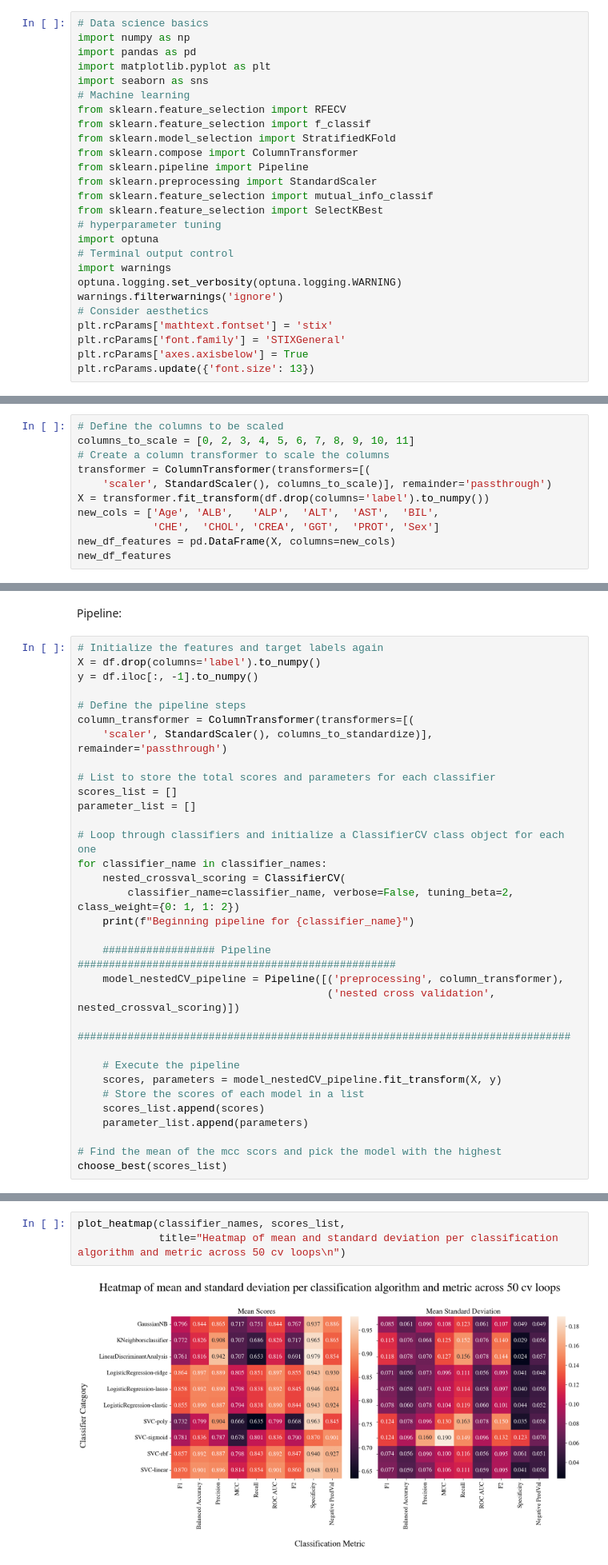
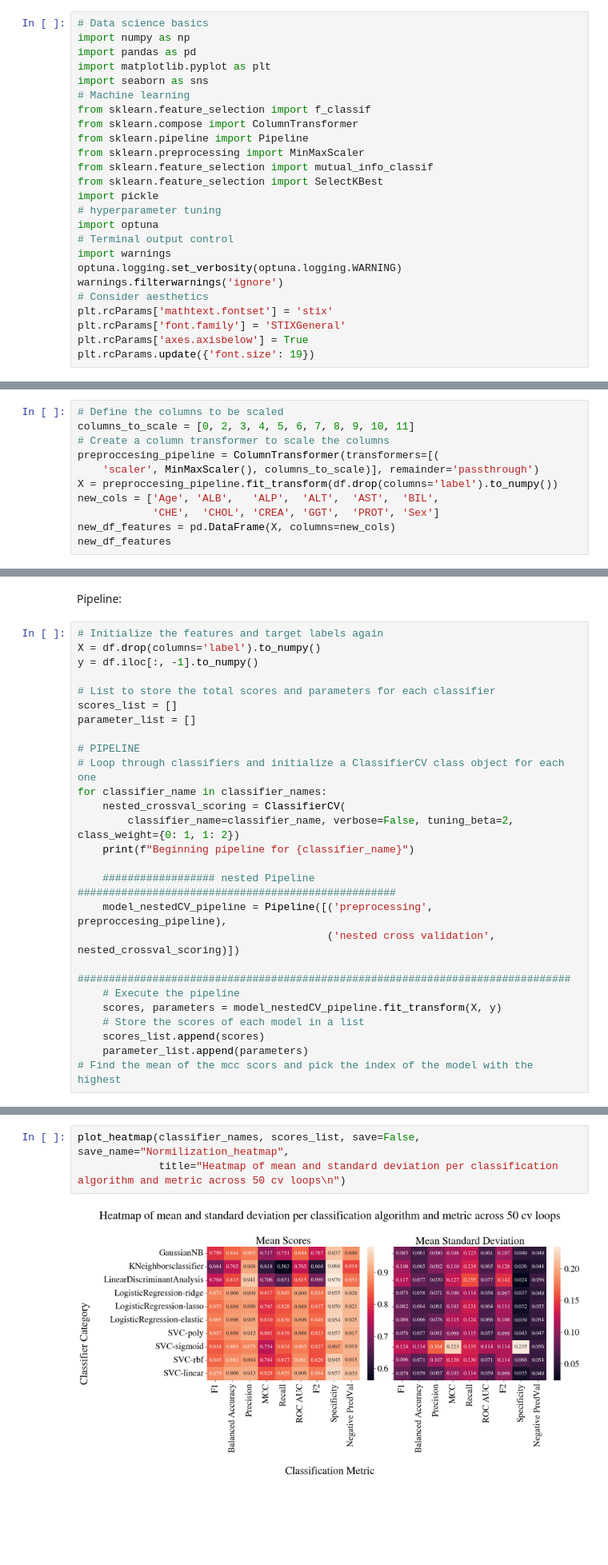
Before and after one commit to KyriakosPsa/Hepatitis-C-prediction-pipeline, a Jupyter notebook: pipeline_exploration.ipynb, the cells around one changed output, grey strips where cells are left out. Shown at 80% size. Cells and saved outputs as stored; diff of their text form; blank space fills up the shorter version.

```diff
--- a/pipeline_exploration.ipynb
+++ b/pipeline_exploration.ipynb
@@ -7,14 +7,13 @@ import pandas as pd
 import matplotlib.pyplot as plt
 import seaborn as sns
 # Machine learning
-from sklearn.feature_selection import RFECV
 from sklearn.feature_selection import f_classif
-from sklearn.model_selection import StratifiedKFold
 from sklearn.compose import ColumnTransformer
 from sklearn.pipeline import Pipeline
-from sklearn.preprocessing import StandardScaler
+from sklearn.preprocessing import MinMaxScaler
 from sklearn.feature_selection import mutual_info_classif
 from sklearn.feature_selection import SelectKBest
+import pickle
 # hyperparameter tuning
 import optuna
 # Terminal output control
@@ -25,7 +24,7 @@ warnings.filterwarnings('ignore')
 plt.rcParams['mathtext.fontset'] = 'stix'
 plt.rcParams['font.family'] = 'STIXGeneral'
 plt.rcParams['axes.axisbelow'] = True
-plt.rcParams.update({'font.size': 13})
+plt.rcParams.update({'font.size': 19})
 # %%
 df = pd.read_csv("Hepatitis_C.csv")
 X = df.drop(columns='label').to_numpy()
@@ -73,9 +70,9 @@ In our case we will use it to apply feature standardization $x = \frac{x - \mu}{
 # Define the columns to be scaled
 columns_to_scale = [0, 2, 3, 4, 5, 6, 7, 8, 9, 10, 11]
 # Create a column transformer to scale the columns
-transformer = ColumnTransformer(transformers=[(
-    'scaler', StandardScaler(), columns_to_scale)], remainder='passthrough')
-X = transformer.fit_transform(df.drop(columns='label').to_numpy())
+preproccesing_pipeline = ColumnTransformer(transformers=[(
+    'scaler', MinMaxScaler(), columns_to_scale)], remainder='passthrough')
+X = preproccesing_pipeline.fit_transform(df.drop(columns='label').to_numpy())
 new_cols = ['Age', 'ALB',	'ALP',	'ALT',	'AST',	'BIL',
             'CHE',	'CHOL',	'CREA',	'GGT',	'PROT', 'Sex']
 new_df_features = pd.DataFrame(X, columns=new_cols)
@@ -183,33 +178,27 @@ Pipeline:
 X = df.drop(columns='label').to_numpy()
 y = df.iloc[:, -1].to_numpy()
 
-# Define the pipeline steps
-column_transformer = ColumnTransformer(transformers=[(
-    'scaler', StandardScaler(), columns_to_standardize)], remainder='passthrough')
-
 # List to store the total scores and parameters for each classifier
 scores_list = []
 parameter_list = []
 
+# PIPELINE
 # Loop through classifiers and initialize a ClassifierCV class object for each one
 for classifier_name in classifier_names:
     nested_crossval_scoring = ClassifierCV(
         classifier_name=classifier_name, verbose=False, tuning_beta=2, class_weight={0: 1, 1: 2})
     print(f"Beginning pipeline for {classifier_name}")
 
-    ################## Pipeline ###################################################
-    model_nestedCV_pipeline = Pipeline([('preprocessing', column_transformer),
+    ################## nested Pipeline ###################################################
+    model_nestedCV_pipeline = Pipeline([('preprocessing', preproccesing_pipeline),
                                         ('nested cross validation', nested_crossval_scoring)])
     ###############################################################################
-
     # Execute the pipeline
     scores, parameters = model_nestedCV_pipeline.fit_transform(X, y)
     # Store the scores of each model in a list
     scores_list.append(scores)
     parameter_list.append(parameters)
-
-# Find the mean of the mcc scors and pick the model with the highest
-choose_best(scores_list)
+# Find the mean of the mcc scors and pick the index of the model with the highest
 # %% [output]
 Beginning pipeline for GaussianNB
 Beginning pipeline for KNeighborsclassifier
@@ -315,10 +346,10 @@ def plot_C_gamma_joint_pdf(classifier_names, parameters_list, title):
 # %% [markdown]
 ### Heatmap of mean and standard deviation per classification algorithm and metric
 # %%
-plot_heatmap(classifier_names, scores_list,
+plot_heatmap(classifier_names, scores_list, save=False, save_name="Normilization_heatmap",
              title="Heatmap of mean and standard deviation per classification algorithm and metric across 50 cv loops\n")
 # %% [output]
-[figure, old version]
+[figure, new version]
 # %% [markdown]
 ### BoxPlot of classification metrics across the 50 nested cross validation loops
 # %%
```
Also changed, not shown: parts of 30 cells of this notebook.
